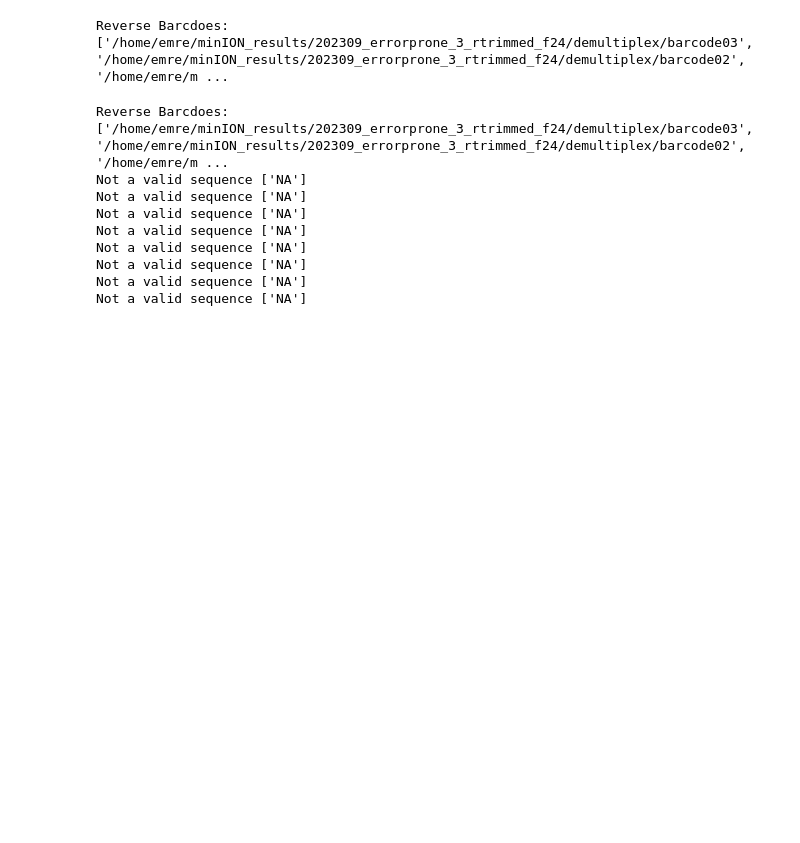
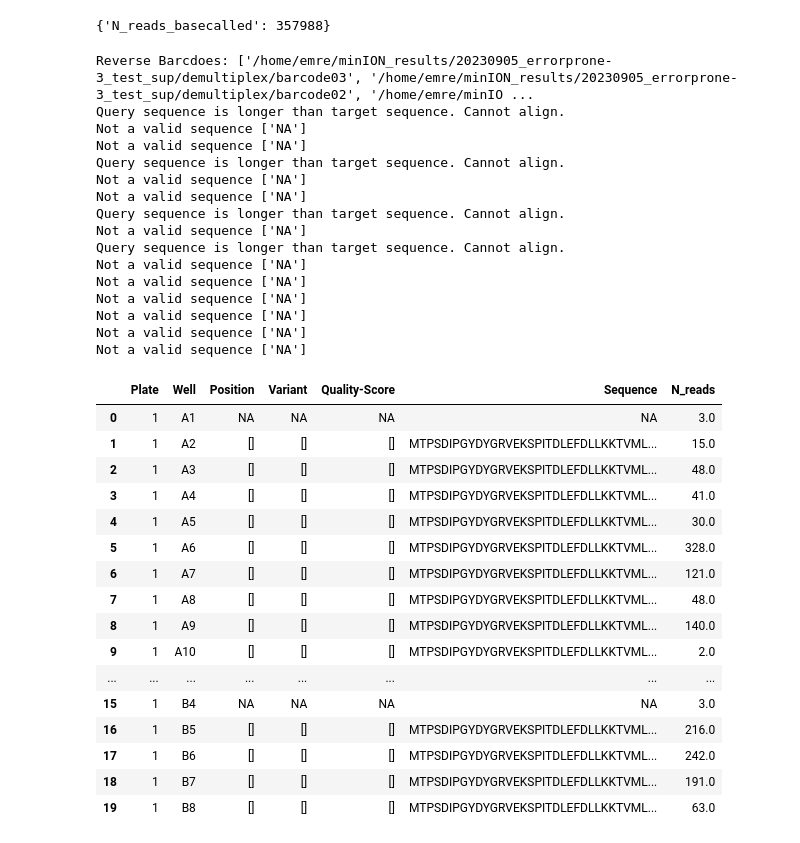
Before and after one commit to fhalab/LevSeq, a Jupyter notebook: examples/summary_inspector.ipynb, the cells around one changed output. Saved outputs shown, nothing was run; the diff lists cells and outputs as text; code cells hidden in the pictures; blank space fills up the shorter version.

```diff
--- a/examples/summary_inspector.ipynb
+++ b/examples/summary_inspector.ipynb
@@ -11,5 +14,5 @@ import numpy as np
 # %%
 result_folder = "/home/emre/minION_results"
-experiment_folder = "202309_errorprone_3_rtrimmed_f24"
-# path = os.path.join(result_folder, experiment_folder, "demultiplex", "barcoding_summary.txt")
-# overall_summary = pd.read_csv(path, sep="\t")
+experiment_folder = "Masked-reverse_sup"
+path = os.path.join(result_folder, experiment_folder, "demultiplex", "barcoding_summary.txt")
+overall_summary = pd.read_csv(path, sep="\t")
@@ -99,22 +183,50 @@ template_fasta = "/home/emre/github_repo/MinION/minION/refseq/hetcpiii.fasta"
 demultiplex_folder = os.path.join(result_folder, experiment_folder, "demultiplex")
 
 barcode_dicts = get_barcode_dict(demultiplex_folder)
-# %% [output]
-Reverse Barcdoes: ['/home/emre/minION_results/202309_errorprone_3_rtrimmed_f24/demultiplex/barcode03', '/home/emre/minION_results/202309_errorprone_3_rtrimmed_f24/demultiplex/barcode02', '/home/emre/m ...
+# %%
+experiment = os.path.join(result_folder, experiment_folder)
+analyse.minION_summarise(experiment)
+# %% [output]
+{'N_reads_basecalled': 357988}
 # %%
 variant_df = analyse.get_variant_df(demultiplex_folder, template_fasta, sequences=True)
 # %% [output]
-Reverse Barcdoes: ['/home/emre/minION_results/202309_errorprone_3_rtrimmed_f24/demultiplex/barcode03', '/home/emre/minION_results/202309_errorprone_3_rtrimmed_f24/demultiplex/barcode02', '/home/emre/m ...
+Reverse Barcdoes: ['/home/emre/minION_results/20230905_errorprone-3_test_sup/demultiplex/barcode03', '/home/emre/minION_results/20230905_errorprone-3_test_sup/demultiplex/barcode02', '/home/emre/minIO ...
+Query sequence is longer than target sequence. Cannot align.
+Not a valid sequence ['NA']
+Not a valid sequence ['NA']
+Query sequence is longer than target sequence. Cannot align.
+Not a valid sequence ['NA']
+Not a valid sequence ['NA']
+Query sequence is longer than target sequence. Cannot align.
+Not a valid sequence ['NA']
+Query sequence is longer than target sequence. Cannot align.
 Not a valid sequence ['NA']
 Not a valid sequence ['NA']
 Not a valid sequence ['NA']
 Not a valid sequence ['NA']
 Not a valid sequence ['NA']
 Not a valid sequence ['NA']
-Not a valid sequence ['NA']
-Not a valid sequence ['NA']
 # %%
-variant_df
+variant_df.head(20)
+# %% [output]
+|  | Plate | Well | Position | Variant | Quality-Score | Sequence | N_reads |
+| 0 | 1 | A1 | NA | NA | NA | NA | 3.0 |
+| 1 | 1 | A2 | [] | [] | [] | MTPSDIPGYDYGRVEKSPITDLEFDLLKKTVML... | 15.0 |
+| 2 | 1 | A3 | [] | [] | [] | MTPSDIPGYDYGRVEKSPITDLEFDLLKKTVML... | 48.0 |
+| 3 | 1 | A4 | [] | [] | [] | MTPSDIPGYDYGRVEKSPITDLEFDLLKKTVML... | 41.0 |
+| 4 | 1 | A5 | [] | [] | [] | MTPSDIPGYDYGRVEKSPITDLEFDLLKKTVML... | 30.0 |
+| 5 | 1 | A6 | [] | [] | [] | MTPSDIPGYDYGRVEKSPITDLEFDLLKKTVML... | 328.0 |
+| 6 | 1 | A7 | [] | [] | [] | MTPSDIPGYDYGRVEKSPITDLEFDLLKKTVML... | 121.0 |
+| 7 | 1 | A8 | [] | [] | [] | MTPSDIPGYDYGRVEKSPITDLEFDLLKKTVML... | 48.0 |
+| 8 | 1 | A9 | [] | [] | [] | MTPSDIPGYDYGRVEKSPITDLEFDLLKKTVML... | 140.0 |
+| 9 | 1 | A10 | [] | [] | [] | MTPSDIPGYDYGRVEKSPITDLEFDLLKKTVML... | 2.0 |
+| ... | ... | ... | ... | ... | ... | ... | ... |
+| 15 | 1 | B4 | NA | NA | NA | NA | 3.0 |
+| 16 | 1 | B5 | [] | [] | [] | MTPSDIPGYDYGRVEKSPITDLEFDLLKKTVML... | 216.0 |
+| 17 | 1 | B6 | [] | [] | [] | MTPSDIPGYDYGRVEKSPITDLEFDLLKKTVML... | 242.0 |
+| 18 | 1 | B7 | [] | [] | [] | MTPSDIPGYDYGRVEKSPITDLEFDLLKKTVML... | 191.0 |
+| 19 | 1 | B8 | [] | [] | [] | MTPSDIPGYDYGRVEKSPITDLEFDLLKKTVML... | 63.0 |
 # %%
 variant_df.to_csv("/home/emre/minION_results/variant_df_Jenni.csv", index=False)
 # %%
```
Also changed, not shown: parts of 12 cells of this notebook, 4 other files.
